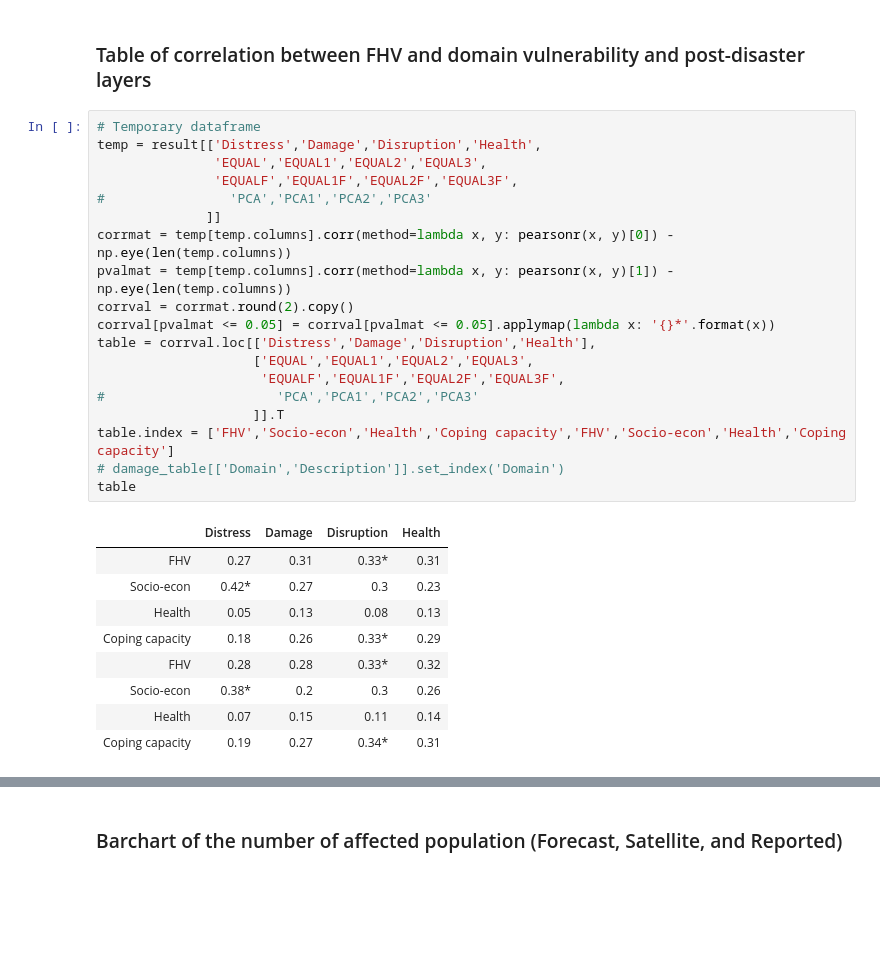
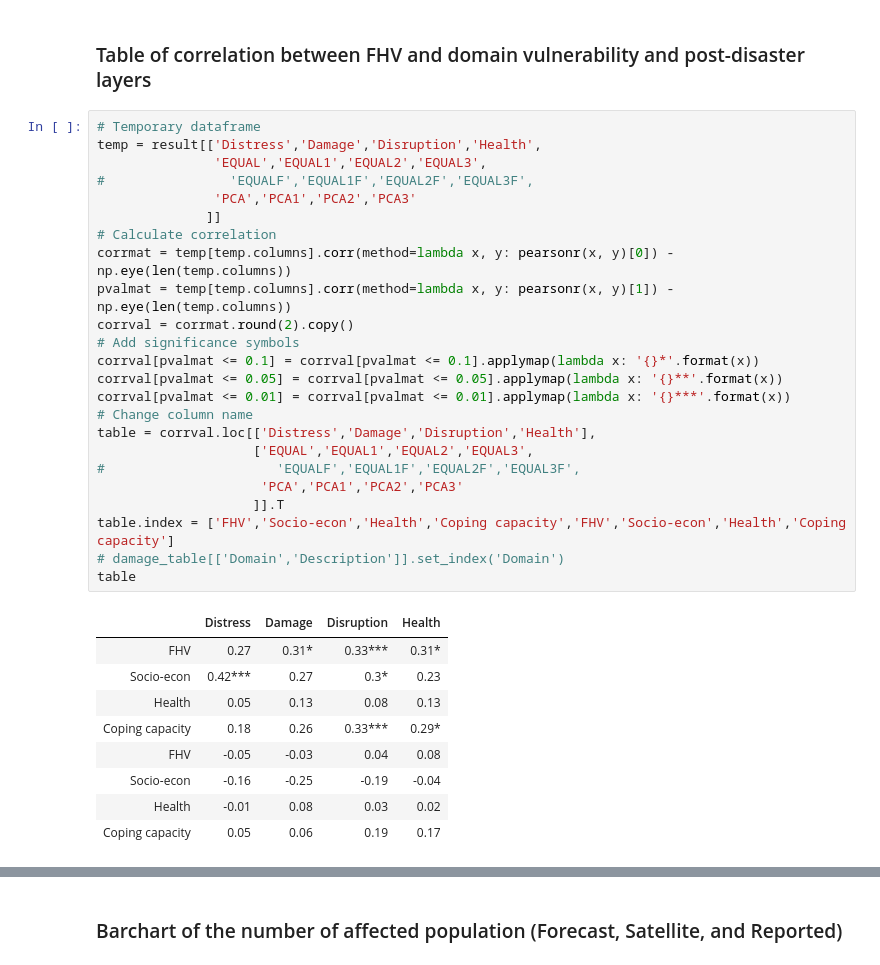
Before and after one commit to gnodnooh/VulnRiskImpact-BGD, a Jupyter notebook: FVI_Assessment2.ipynb, the cells around one changed output, grey strips where cells are left out. Cells and saved outputs as stored; diff of their text form; blank space fills up the shorter version.

```diff
--- a/FVI_Assessment2.ipynb
+++ b/FVI_Assessment2.ipynb
@@ -346,29 +333,34 @@ ax = sns.heatmap(corrmat, ax=ax, vmin=-1, vmax=1, center=0,
 # %%
 # Temporary dataframe
 temp = result[['Distress','Damage','Disruption','Health',
                'EQUAL','EQUAL1','EQUAL2','EQUAL3',
-               'EQUALF','EQUAL1F','EQUAL2F','EQUAL3F',
-#                'PCA','PCA1','PCA2','PCA3'
+#                'EQUALF','EQUAL1F','EQUAL2F','EQUAL3F',
+               'PCA','PCA1','PCA2','PCA3'
               ]]
+# Calculate correlation
 corrmat = temp[temp.columns].corr(method=lambda x, y: pearsonr(x, y)[0]) - np.eye(len(temp.columns))
 pvalmat = temp[temp.columns].corr(method=lambda x, y: pearsonr(x, y)[1]) - np.eye(len(temp.columns))
 corrval = corrmat.round(2).copy()
-corrval[pvalmat <= 0.05] = corrval[pvalmat <= 0.05].applymap(lambda x: '{}*'.format(x))
+# Add significance symbols
+corrval[pvalmat <= 0.1] = corrval[pvalmat <= 0.1].applymap(lambda x: '{}*'.format(x))
+corrval[pvalmat <= 0.05] = corrval[pvalmat <= 0.05].applymap(lambda x: '{}**'.format(x))
+corrval[pvalmat <= 0.01] = corrval[pvalmat <= 0.01].applymap(lambda x: '{}***'.format(x))
+# Change column name
 table = corrval.loc[['Distress','Damage','Disruption','Health'],
                     ['EQUAL','EQUAL1','EQUAL2','EQUAL3',
-                     'EQUALF','EQUAL1F','EQUAL2F','EQUAL3F',
-#                      'PCA','PCA1','PCA2','PCA3'
+#                      'EQUALF','EQUAL1F','EQUAL2F','EQUAL3F',
+                     'PCA','PCA1','PCA2','PCA3'
                     ]].T
 table.index = ['FHV','Socio-econ','Health','Coping capacity','FHV','Socio-econ','Health','Coping capacity']
 # damage_table[['Domain','Description']].set_index('Domain')
 table
 # %% [output]
 |  | Distress | Damage | Disruption | Health |
-| FHV | 0.27 | 0.31 | 0.33* | 0.31 |
-| Socio-econ | 0.42* | 0.27 | 0.3 | 0.23 |
+| FHV | 0.27 | 0.31* | 0.33*** | 0.31* |
+| Socio-econ | 0.42*** | 0.27 | 0.3* | 0.23 |
 | Health | 0.05 | 0.13 | 0.08 | 0.13 |
-| Coping capacity | 0.18 | 0.26 | 0.33* | 0.29 |
-| FHV | 0.28 | 0.28 | 0.33* | 0.32 |
-| Socio-econ | 0.38* | 0.2 | 0.3 | 0.26 |
-| Health | 0.07 | 0.15 | 0.11 | 0.14 |
-| Coping capacity | 0.19 | 0.27 | 0.34* | 0.31 |
+| Coping capacity | 0.18 | 0.26 | 0.33*** | 0.29* |
+| FHV | -0.05 | -0.03 | 0.04 | 0.08 |
+| Socio-econ | -0.16 | -0.25 | -0.19 | -0.04 |
+| Health | -0.01 | 0.08 | 0.03 | 0.02 |
+| Coping capacity | 0.05 | 0.06 | 0.19 | 0.17 |
```
Also changed, not shown: parts of 3 cells of this notebook, 2 other files.
